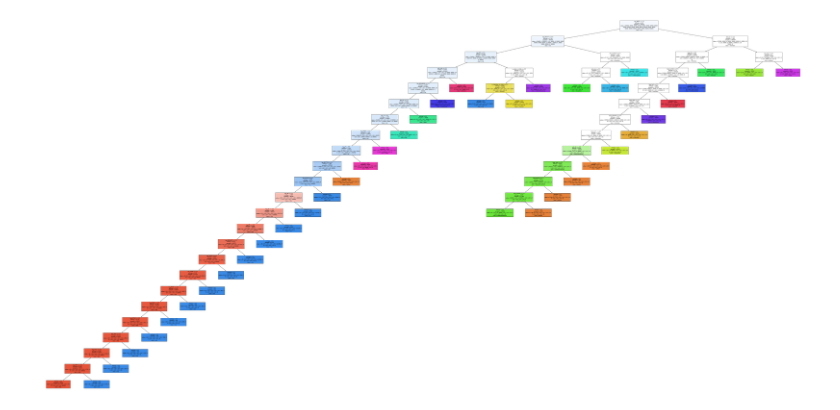
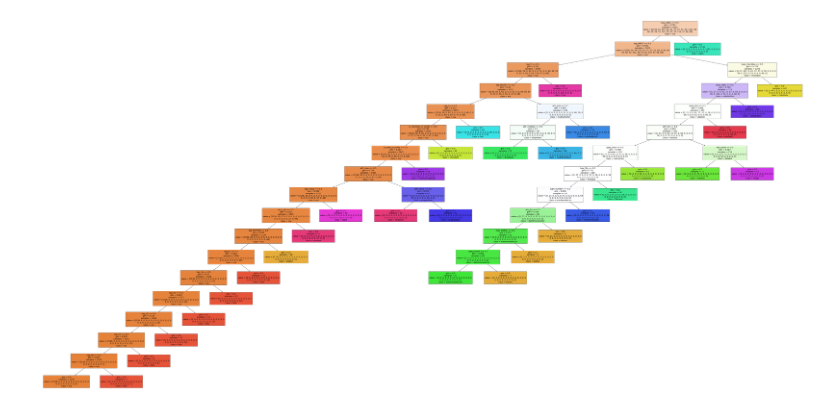
Before and after one commit to jdi-testing/jdi-qasp-ml, a Jupyter notebook: notebooks/HTML5/Simple_v2.ipynb, the cells around one changed output. Saved outputs shown, nothing was run; the diff lists cells and outputs as text; code cells hidden in the pictures.

Commit message:
first working variant of html5 tree model

```diff
--- a/notebooks/HTML5/Simple_v2.ipynb
+++ b/notebooks/HTML5/Simple_v2.ipynb
@@ -163,0 +61,26 @@ pd.DataFrame({"classes":le.classes_, "codes": le.transform(le.classes_)})
+# %%
+
+# df = pd.DataFrame()
+# for file in tqdm(ds_files[:200]):
+#     df_1 = pd.read_pickle(file)
+#     df_1['label'] = df_1.attributes.apply(lambda x: None if (None if x is None else x.get("data-label")) is None else x.get("data-label")).fillna("n/a")
+#     df_1['attributes_list'] = df_1.attributes.apply(lambda x: "" if x is None else " ".join(list(x.keys())))
+#     df_1["type"] = df_1.attributes.apply(lambda x: None if (None if x is None else x.get("type")) is None else x.get("type")).fillna("n/a")
+#     par_childs = {par:list(df_1[df_1.parent_id==par].element_id.unique()) for par in df_1.parent_id.unique()}
+#     df_1['childs'] = df_1['element_id'].apply(lambda x: par_childs.get(x))
+#     df_1["childs_types"] = df_1['childs'].apply(lambda l : [None] if l is None else [df_1[df_1.element_id==i].type.iloc[0] if df_1[df_1.element_id==i].type.iloc[0] != "n/a" else None for i in l])
+#     df_1["is_checkbox_in_childs"] = df_1["childs_types"].apply(lambda x: 1 if "checkbox" in x else 0)
+#     df_1["is_radio_in_childs"] = df_1["childs_types"].apply(lambda x: 1 if "radio" in x else 0)
+#     df = pd.concat([df, df_1]).reset_index(drop=True)
+
+X = pd.DataFrame()
+y = np.array([])
+for file in tqdm(ds_files[:10]):
+
+    dataset111 = HTML5_JDNDataset(
+        datasets_list=[file.split("/")[-1][:-4]], rebalance_and_shuffle=False
+    )
+    X = pd.concat([dataset111.X, X]).reset_index(drop=True)
+    y = np.concatenate((dataset111.y, y))
+
+# # df.to_parquet(f"{prefix}jdi-qasp-ml/data/html5_dataset/html5_full_dataset.parquet")
@@ -177,6 +208,6 @@ ros = RandomOverSampler(sampling_strategy={i:30000 for i in le.transform(le.clas
 # %%
-X_train, X_test, y_train, y_test = train_test_split(DF.drop(columns=["label"]), DF.label, test_size=0.2)
-X_over, y_over = ros.fit_resample(X_train, y_train)
+X_train, X_test, y_train, y_test = train_test_split(X, y, test_size=0.2)
+# X_over, y_over = ros.fit_resample(X_train, y_train)
 print(X_train.shape)
-print(X_over.shape)
+print(X_test.shape)
 # %% [output]
@@ -248,7 +238,7 @@ DecisionTreeClassifier()._get_param_names()
 # %%
 parameters = {'max_depth':range(20,25), 'criterion': ["gini", "entropy"], 'min_samples_split': range(2,5), 'min_samples_leaf': range(1,2)}
 clf = GridSearchCV(DecisionTreeClassifier(), parameters, n_jobs=-1)
-clf.fit(X=X_over, y=y_over)
+clf.fit(X=X_train, y=y_train)
 tree_model = clf.best_estimator_
 # %%
 clf.best_estimator_.get_params()
@@ -364,10 +312,16 @@ df[(df.tag_name=='DATALIST')&(df.label!='datalist')]
+# %%
+with open("/Users/Mikhail_Bulgakov/GitRepo/jdi-qasp-ml/data/html5_dataset/classes.txt", "r") as f:
+        lines = f.readlines()
+        encoder_dict = {line.strip(): i for i, line in enumerate(lines)}
+        decoder_dict = {v: k for k, v in encoder_dict.items()}
 # %%
 from sklearn import tree
 import matplotlib.pyplot as plt
 fig = plt.figure(figsize=(100,50))
 _ = tree.plot_tree(tree_model,
                    feature_names=X_train.columns,
-                   class_names=le.classes_,
+                   class_names=list(encoder_dict.keys()),
                    filled=True)
+plt.savefig('tree.jpeg',format='jpeg',bbox_inches = "tight")
 # %% [output]
-[figure, old version]
+[figure, new version]
```
Also changed, not shown: parts of 53 cells of this notebook, 24 other files.
